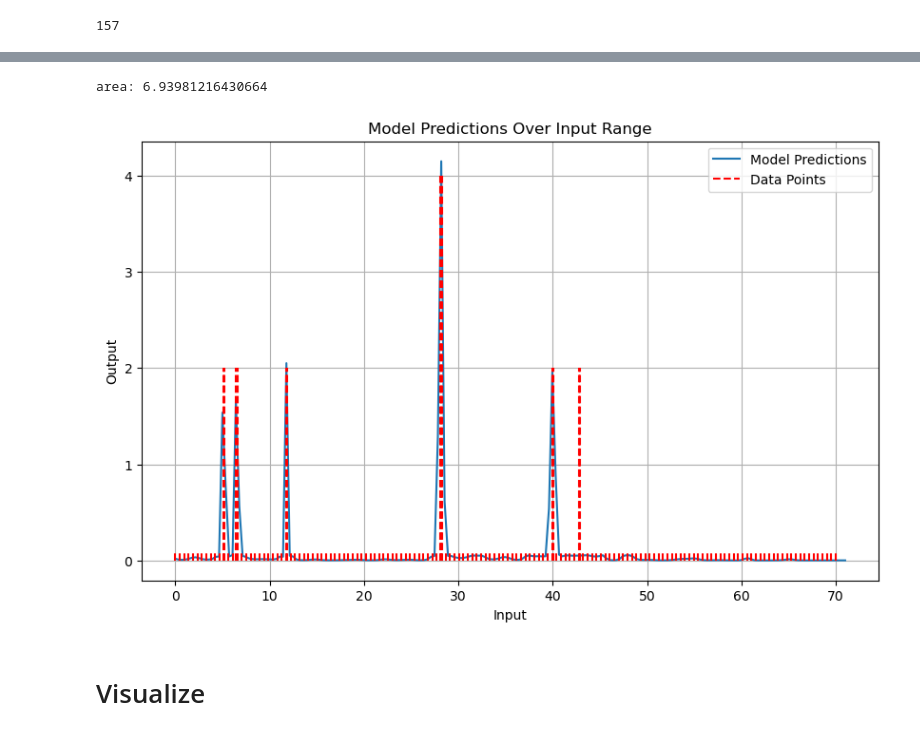
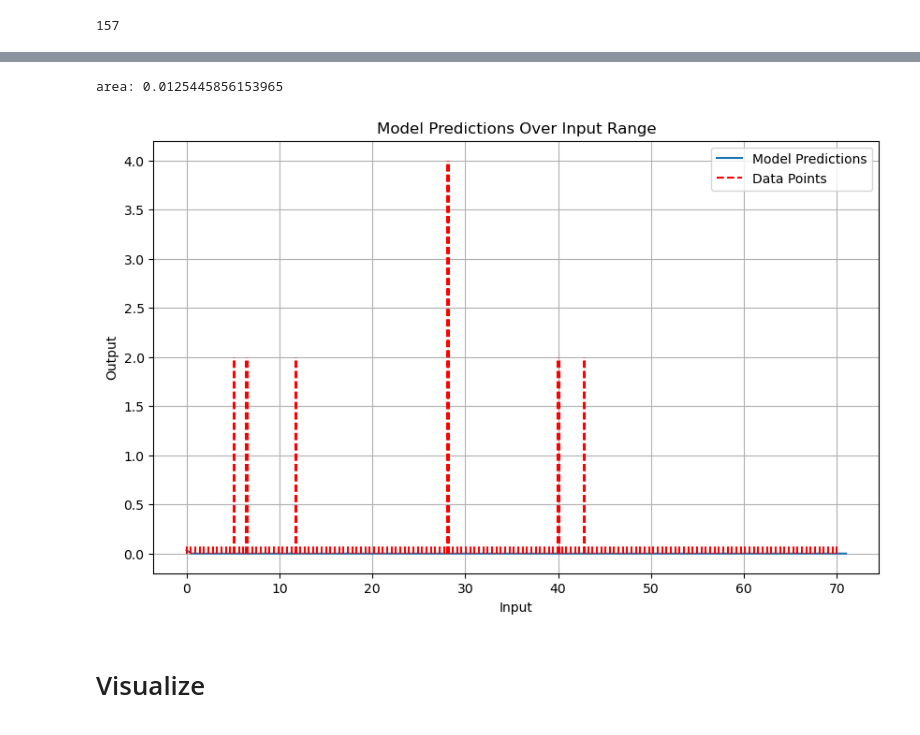
Before and after one commit to Thahit/Recommender_Sim, a Jupyter notebook: notebooks/test_state_intensity.ipynb, the cells around one changed output, grey strips where cells are left out. Drawn from its saved outputs; the diff is of its cells as text; code cells hidden in the pictures.

Commit message:
more consistant model init

```diff
--- a/notebooks/test_state_intensity.ipynb
+++ b/notebooks/test_state_intensity.ipynb
@@ -403,14 +403,19 @@ batchsize = 16
+# %%
+train_sorted = False
+batchsize = 1  # needs to be 1 for ode
+model_type = "simple"
 # %%
 width=64
 intensity = {"model_hyp": {"layer_width": [width for _ in range(3)]}}
-state_dict = {"model_hyp": {"layer_width": [width for _ in range(4)]},
+state_dict = {"model_hyp": {"layer_width": [width for _ in range(4)],
+                            "noise": 0},
             }
 
 timecheat = False
 hyperparameter_dict = {"state_size": state_size, "state_model": state_dict,
-                           "intensity_model": intensity,
-                           "time_embedding_size" :32, "max_freq": 20,
-                           }
+        "intensity_model": intensity, "state_model_type": model_type, # simple
+        "time_embedding_size" :32, "max_freq": 20,
+        }
 model = Toy_intensity_Comparer(hyperparameter_dict)
 print(model)
 # %% [output]
@@ -528,5 +521,5 @@ loss = partial(weighted_mse_loss, weight_pos=5)
 # %%
 train_density(model, dataloader, criterion=weighted_mse_loss, state_size=state_size,
                 optimizer=optimizer, num_epochs=num_epochs, warmup_scheduler=warmup_scheduler,
-                loss_print_interval=40, warmup_period=warmup_period, lr_scheduler=lr_scheduler)
+                loss_print_interval=1, warmup_period=warmup_period, lr_scheduler=lr_scheduler)
 # %% [output]
@@ -647,33 +567,42 @@ loss: 242.31515502929688        frequencies: tensor([0., 0., 0., 0., 2., 0., 0.,
 # %%
-x_range = np.linspace(0, 71, 200)  # Adjust the range as needed
+x_range = np.linspace(0, 71, 71*2)  # Adjust the range as needed
 x_range_tensor = torch.tensor(x_range, dtype=torch.float32).unsqueeze(1)
-state = torch.zeros((len(x_range), state_size))
 model.eval()
 with torch.no_grad():
-    predictions = model(state, x_range_tensor).numpy()
+    if model_type == "ode":
+        state = torch.zeros((1, state_size))
+
+        predictions = []
+        for el in x_range:
+            out = model(state, el)
+            predictions.append(out[0])
+    else:
+        state = torch.zeros((len(x_range), state_size))
+        predictions = model(state, x_range_tensor).numpy()
+
 print(f"area: {np.sum(predictions)*(72/200)}")
 # Plot the results
 plt.figure(figsize=(10, 6))
 plt.plot(x_range, predictions, label='Model Predictions')
 
 for i in range(len(dataset)):
     sample = dataset[i]
     x_pos= sample['timestep'].item()
     height = torch.where(sample['frequency']>0, sample['frequency'], .1).item()
     plt.plot([x_pos, x_pos], [0, height], linestyle='--', color='red')
 
 plt.plot([0, 0], [0, 0], color='red', linestyle='--', alpha=1.0, label='Data Points')
 
 #plt.scatter(x_train.numpy(), y_train.numpy(), color='red', label='Training Data')
 plt.xlabel('Input')
 plt.ylabel('Output')
 plt.title('Model Predictions Over Input Range')
 plt.legend()
 plt.grid(True)
 plt.show()
 # %% [output]
-area: 6.93981216430664
+area: 0.0125445856153965
-[figure, old version]
+[figure, new version]
 # %%
 sfdsd
 # %%
```
Also changed, not shown: parts of 9 cells of this notebook, 1 other file.
